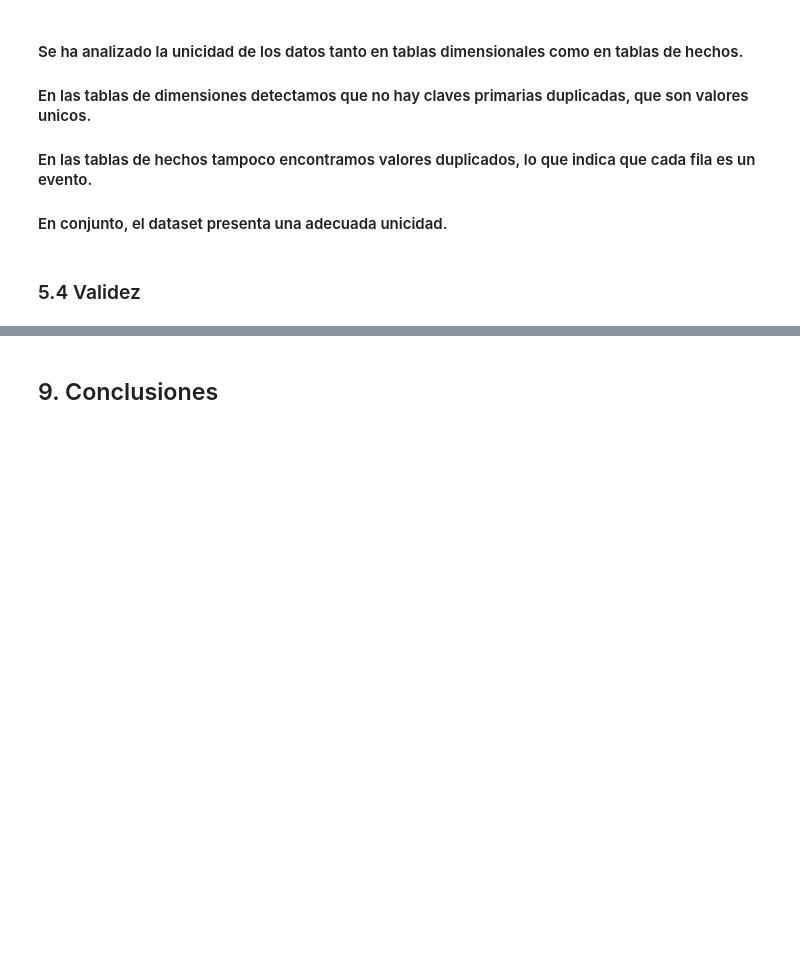
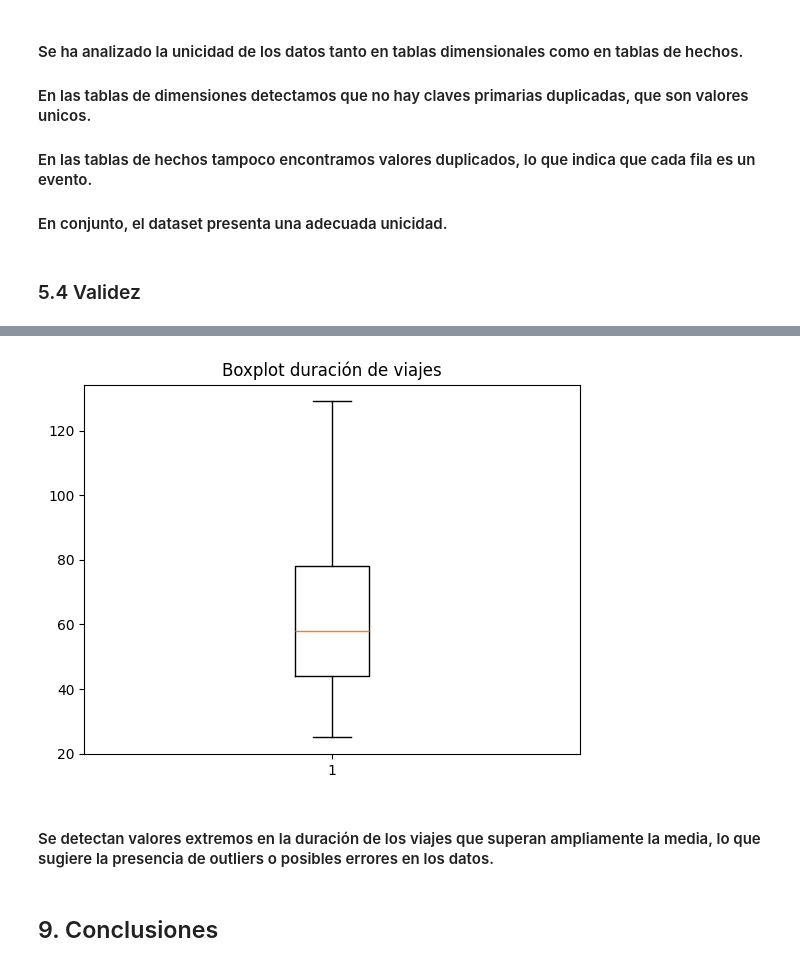
Before and after one commit to Gonzalo-6/Arranz_Alonso_Gonzalo_ProyectoFinal, a Jupyter notebook: 01_eda.ipynb, the cells around one changed output, grey strips where cells are left out. Cells and saved outputs as stored; diff of their text form; code cells hidden in the pictures; blank space fills up the shorter version.

```diff
--- a/01_eda.ipynb
+++ b/01_eda.ipynb
@@ -284,2 +414,10 @@ np.int64(0)
+# %%
+plt.boxplot(fact_viajes["duracion_real_min"].dropna())
+plt.title("Boxplot duración de viajes")
+plt.show()
+# %% [output]
+[figure, added]
+# %% [markdown]
+#### Se detectan valores extremos en la duración de los viajes que superan ampliamente la media, lo que sugiere la presencia de outliers o posibles errores en los datos.
 # %% [markdown]
 ## 9. Conclusiones
```
Also changed, not shown: parts of 23 cells of this notebook, 1 other file.
